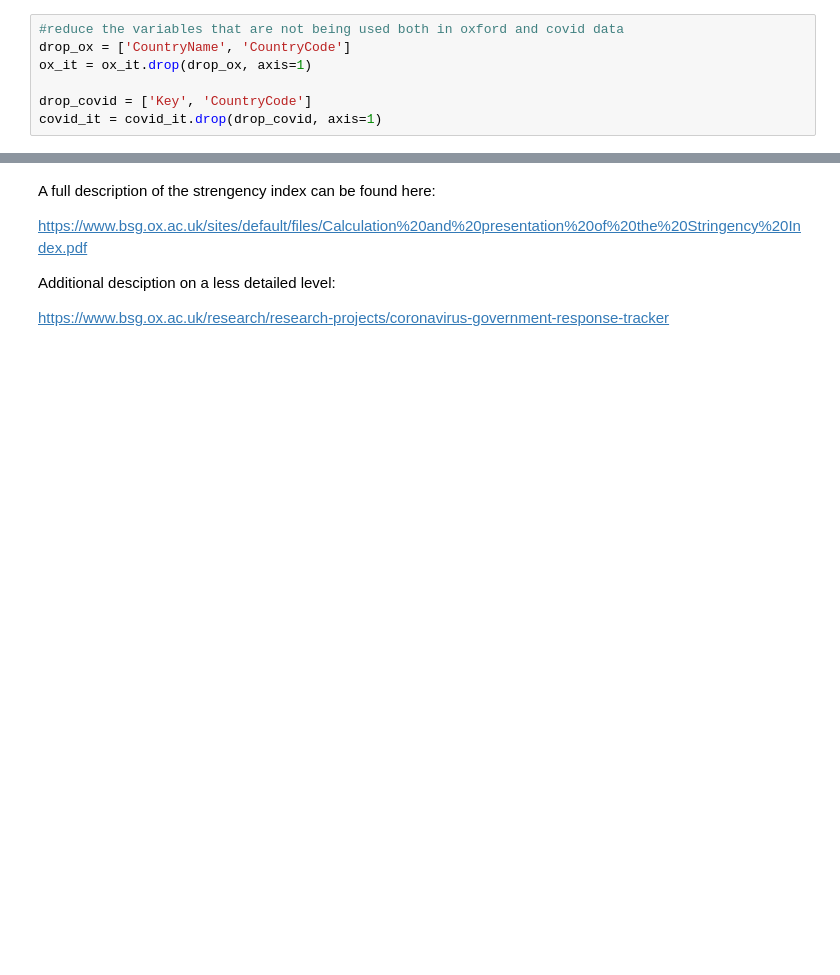
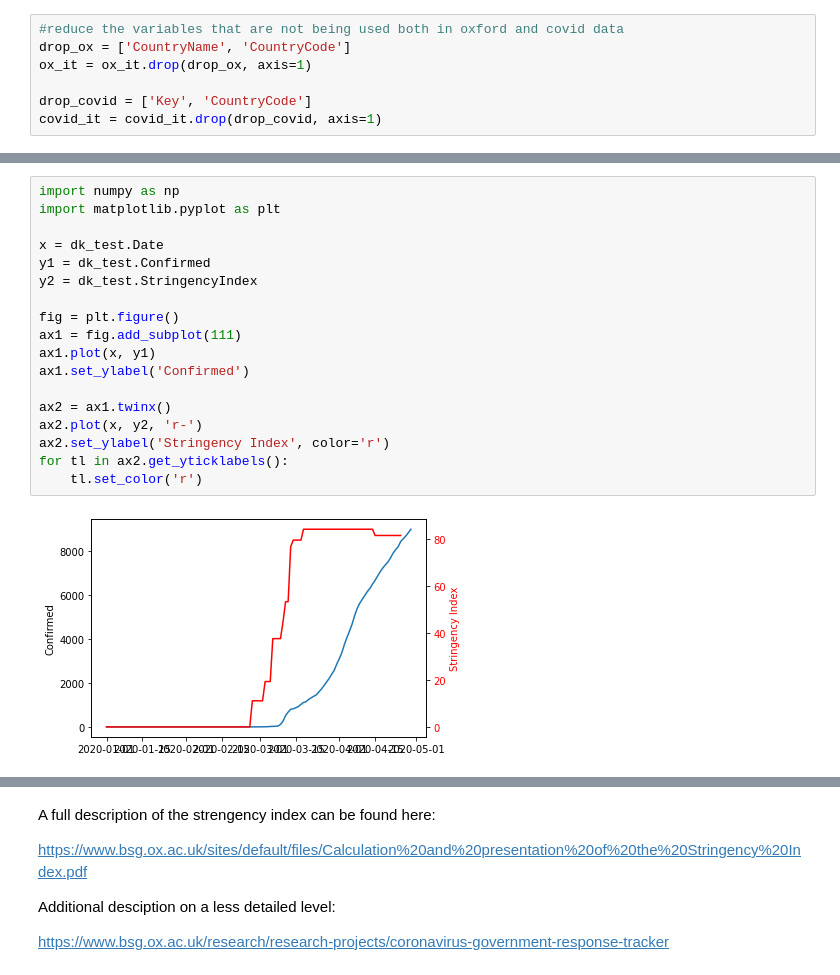
Before and after one commit to LarsBryld/socialdataanalysis2020, a Jupyter notebook: Oxford.ipynb, the cells around one changed output, grey strips where cells are left out. Saved outputs shown, nothing was run; the diff lists cells and outputs as text; blank space fills up the shorter version.

```diff
--- a/Oxford.ipynb
+++ b/Oxford.ipynb
@@ -118,0 +142,20 @@ string.plot.line()
+# %%
+import numpy as np
+import matplotlib.pyplot as plt
+
+x = dk_test.Date
+y1 = dk_test.Confirmed
+y2 = dk_test.StringencyIndex
+
+fig = plt.figure()
+ax1 = fig.add_subplot(111)
+ax1.plot(x, y1)
+ax1.set_ylabel('Confirmed')
+
+ax2 = ax1.twinx()
+ax2.plot(x, y2, 'r-')
+ax2.set_ylabel('Stringency Index', color='r')
+for tl in ax2.get_yticklabels():
+    tl.set_color('r')
+# %% [output]
+[figure, added]
```
Also changed, not shown: parts of 9 cells of this notebook.
